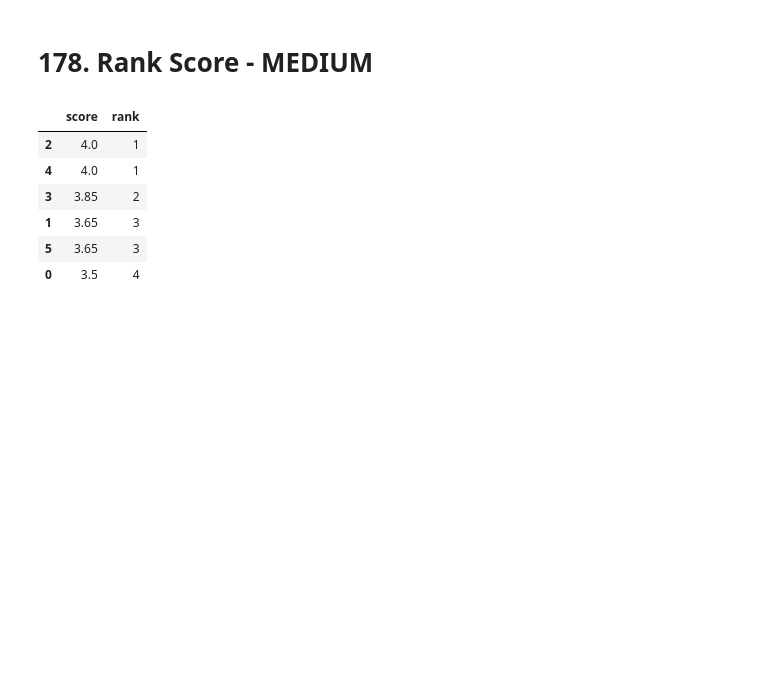
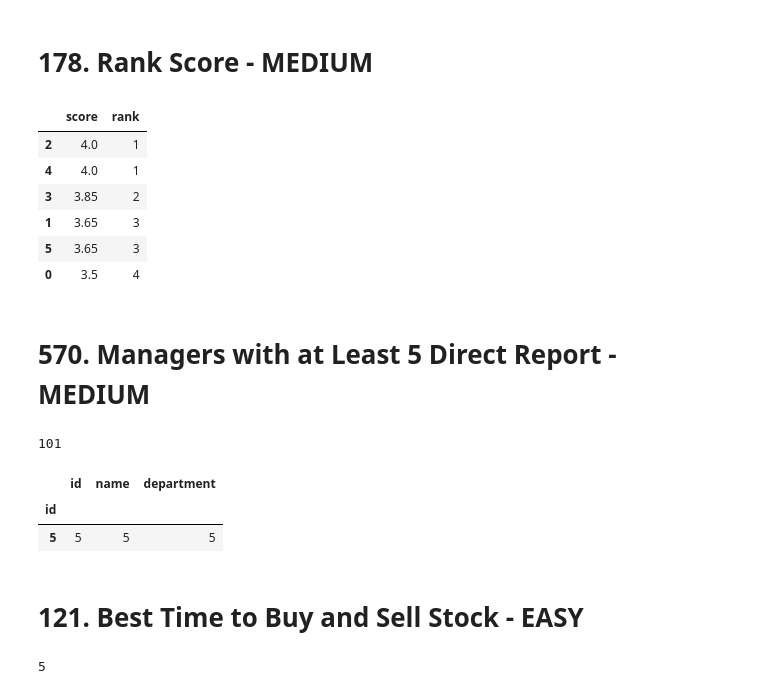
Before and after one commit to d3nnis2001/LeetCode, a Jupyter notebook: leetcode.ipynb, the cells around one changed output. Saved outputs shown, nothing was run; the diff lists cells and outputs as text; code cells hidden in the pictures; blank space fills up the shorter version.

```diff
--- a/leetcode.ipynb
+++ b/leetcode.ipynb
@@ -682,3 +682,40 @@ order_scores(Scores)
 | 1 | 3.65 | 3 |
 | 5 | 3.65 | 3 |
 | 0 | 3.5 | 4 |
+# %% [markdown]
+# 570. Managers with at Least 5 Direct Report - MEDIUM
+# %%
+import pandas as pd
+
+data = [[101, 'John', 'A', None], [102, 'Dan', 'A', 101], [103, 'James', 'A', 101], [104, 'Amy', 'A', 101], [105, 'Anne', 'A', 101], [106, 'Ron', 'B', 101]]
+Employee = pd.DataFrame(data, columns=['id', 'name', 'department', 'managerId']).astype({'id':'Int64', 'name':'object', 'department':'object', 'managerId':'Int64'})
+
+def find_managers(employee: pd.DataFrame) -> pd.DataFrame:
+    counts = employee.groupby("managerId").count()
+    print(counts.index[0])
+        counts.index = counts["id"]
+    return counts
+find_managers(Employee)
+# %% [output]
+101
+|  | id | name | department |
+| id |  |  |  |
+| 5 | 5 | 5 | 5 |
+# %% [markdown]
+# 121. Best Time to Buy and Sell Stock - EASY
+# %%
+def maxProfit(prices):
+    buy = 0
+    sell = 1
+    maxi = 0
+    for i in range(len(prices)-1):
+        price = prices[sell] - prices[buy]
+        if price > maxi and prices[buy] < prices[sell]:
+            maxi = price
+        elif prices[buy] >= prices[sell]:
+            buy = sell
+        sell += 1
+    return maxi
+maxProfit([7,1,5,3,6,4])
+# %% [output]
+5
```
